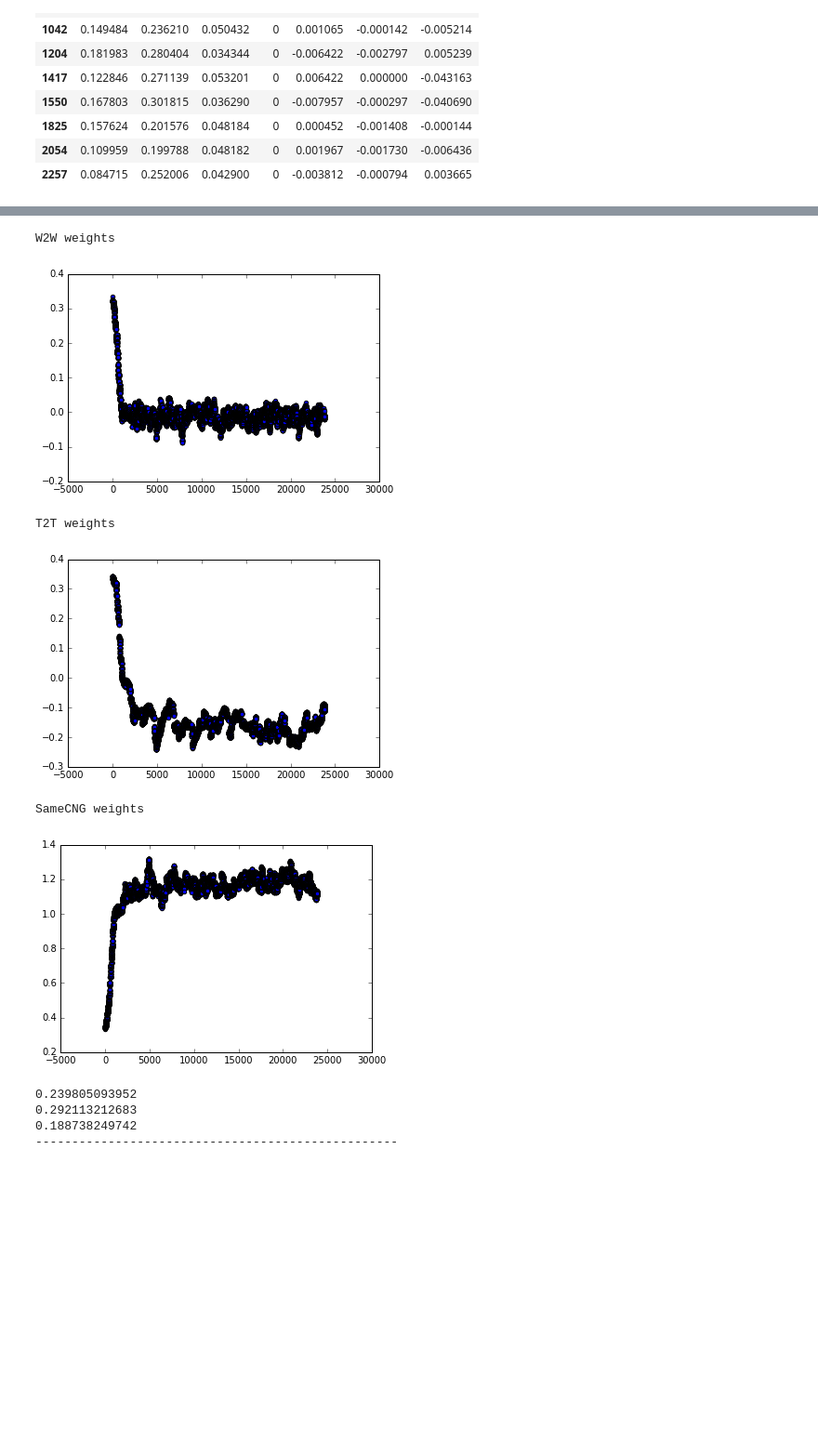
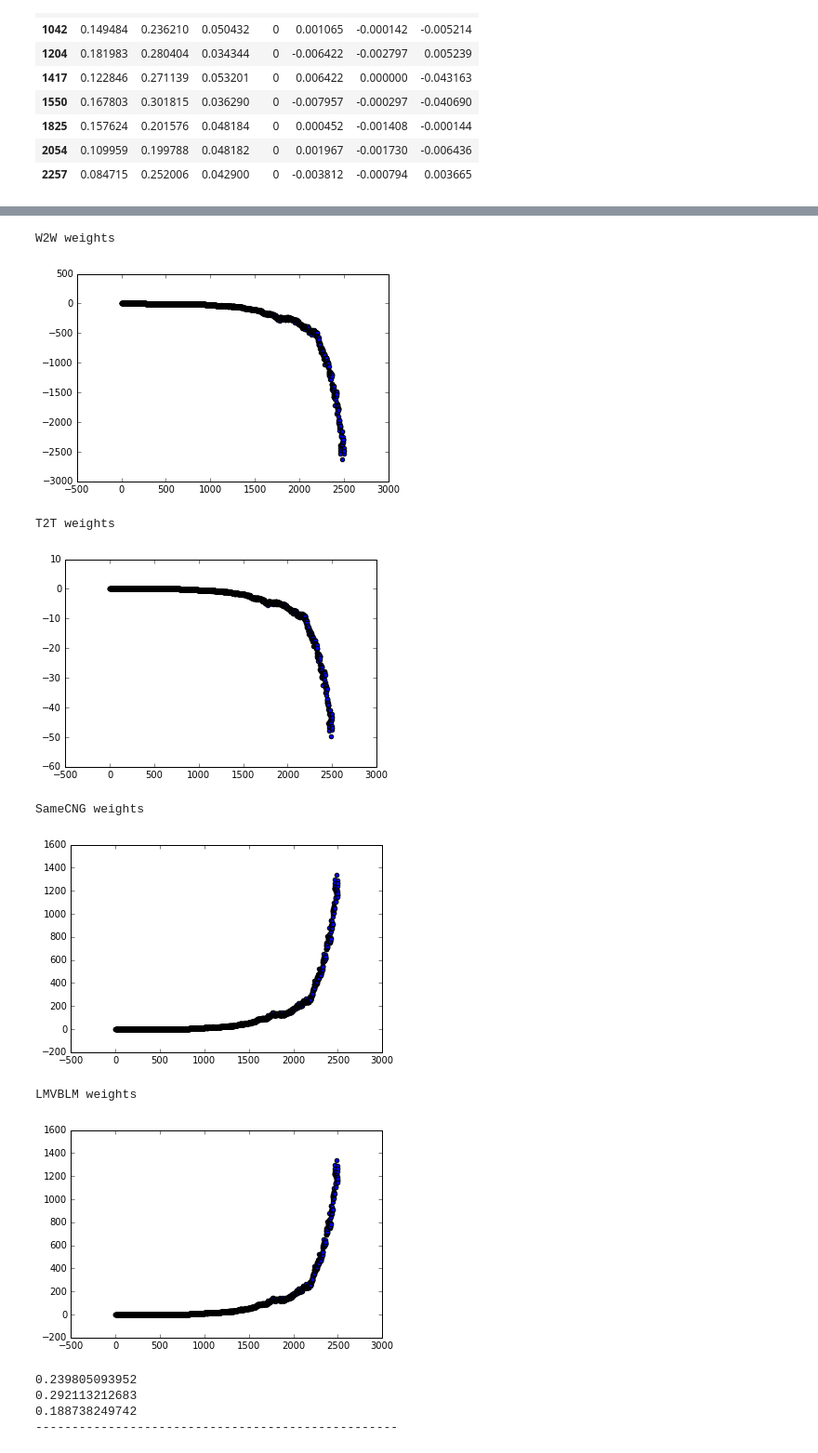
Before and after one commit to bsantraigi/Sanskrit-Segmentation, a Jupyter notebook: Weights for Supervised Learning.ipynb, the cells around one changed output, grey strips where cells are left out. Shown at 93% size. Cells and saved outputs as stored; diff of their text form; code cells hidden in the pictures; blank space fills up the shorter version.

```diff
--- a/Weights for Supervised Learning.ipynb
+++ b/Weights for Supervised Learning.ipynb
@@ -17,2 +18,2 @@ from mpl_toolkits.mplot3d import axes3d, Axes3D
 # %%
-df_partitionData = pd.read_csv('.temp//partition_datas_03_noreset_but_normalize_0.1eta.csv', names=['w2w', 't2t', 'scng', 'NA', 'dw2w', 'dt2t', 'dscng'])
+df_partitionData = pd.read_csv('.temp/partition_datas_04_probFixed.csv', names=['w2w', 't2t', 'scng', 'lmvblm', 'dw2w', 'dt2t', 'dscng', 'dlmvblm'])
@@ -74,24 +95,31 @@ df_partitionData = df_partitionData.query('scng <= 1 and t2t <= 1 and w2w <= 1 a
 # %%
 df_partitionData['z'] = df_partitionData['1'] + df_partitionData['2']
 # %%
+df_partitionData2 = df_partitionData.loc[0:2500]
 print('W2W weights')
-plt.scatter(df_partitionData.index, df_partitionData['w2w'])
+plt.scatter(df_partitionData2.index, df_partitionData2['w2w'])
 plt.show()
 
 print('T2T weights')
-plt.scatter(df_partitionData.index, df_partitionData['t2t'])
+plt.scatter(df_partitionData2.index, df_partitionData2['t2t'])
 plt.show()
 
 print('SameCNG weights')
-plt.scatter(df_partitionData.index, df_partitionData['scng'])
+plt.scatter(df_partitionData2.index, df_partitionData2['scng'])
 plt.show()
+
+print('LMVBLM weights')
+plt.scatter(df_partitionData2.index, df_partitionData2['lmvblm'])
+plt.show()
 # %% [output]
 W2W weights
-[figure, old version]
+[figure, new version]
 T2T weights
-[figure, old version]
+[figure, new version]
 SameCNG weights
-[figure, old version]
+[figure, new version]
+LMVBLM weights
+[figure, added]
 # %%
 df_partitionData.loc[df_partitionData['dw2w'] >= 0, 'dw2w'] += 0.01
 df_partitionData.loc[df_partitionData['dw2w'] < 0, 'dw2w'] -= 0.01
```
Also changed, not shown: parts of 8 cells of this notebook, 5 other files.
